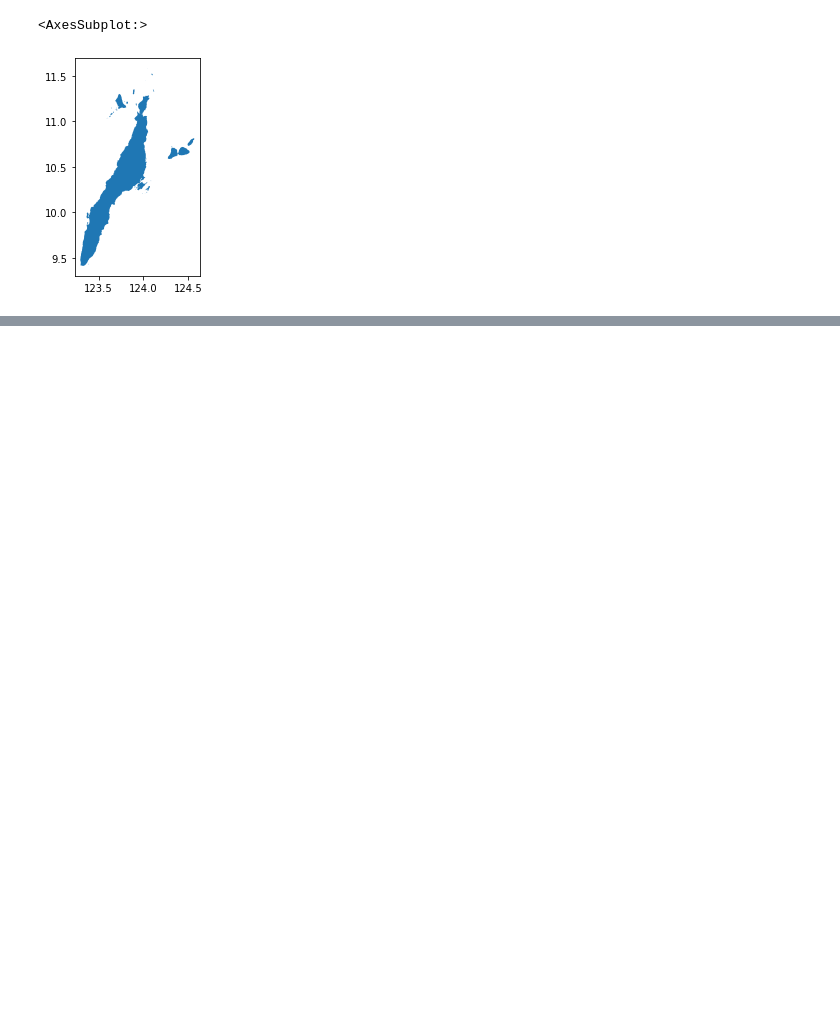
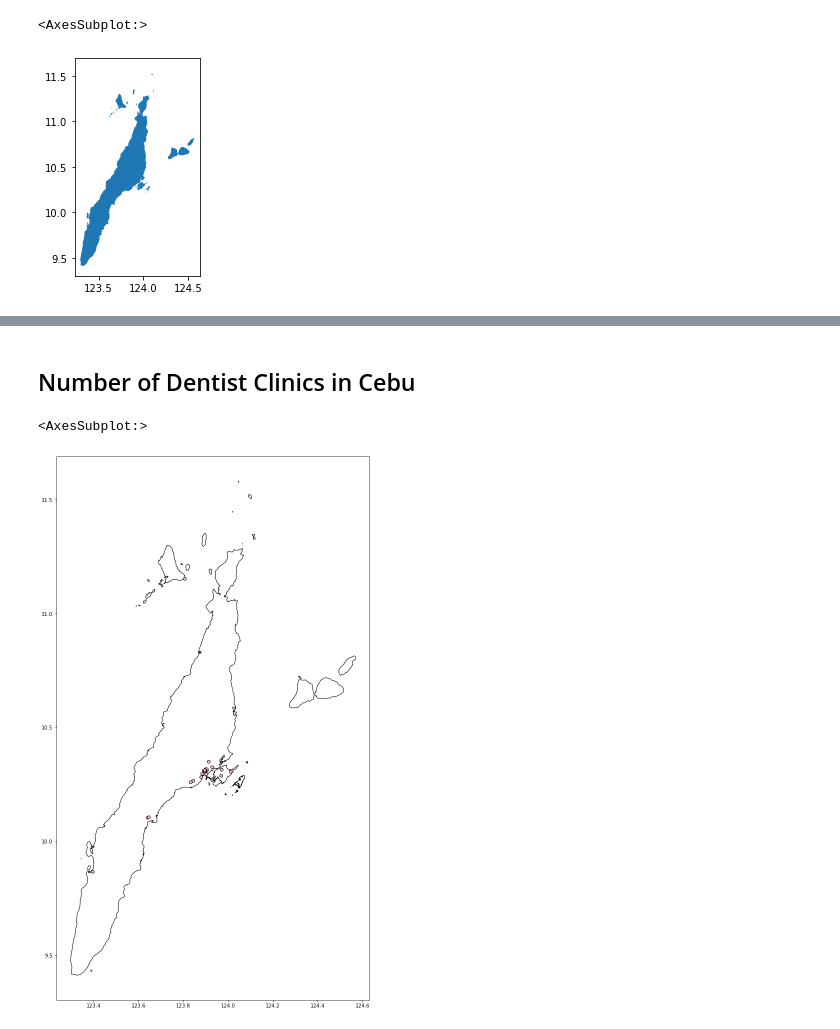
Before and after one commit to lexcyman/datasci-geospacial, a Jupyter notebook: GeospacialData-S12.ipynb, the cells around one changed output, grey strips where cells are left out. Drawn from its saved outputs; the diff is of its cells as text; code cells hidden in the pictures; blank space fills up the shorter version.

```diff
--- a/GeospacialData-S12.ipynb
+++ b/GeospacialData-S12.ipynb
@@ -452,0 +480,10 @@ join_cebu.plot(ax=ax, color='white', edgecolor='dimgray')
+# %% [markdown]
+## Number of Dentist Clinics in Cebu
+# %%
+fig = plt.figure(figsize=(30, 20))
+ax = fig.add_subplot(111)
+ph[ph.NAME_1=="Cebu"].plot(ax=ax, color="white", edgecolor="black")
+join_cebu[join_cebu.amenity=="dentist"].plot(ax=ax, color='pink', edgecolor='black')
+# %% [output]
+<AxesSubplot:>
+[figure, added]
```
Also changed, not shown: parts of 36 cells of this notebook, 1 other file.
